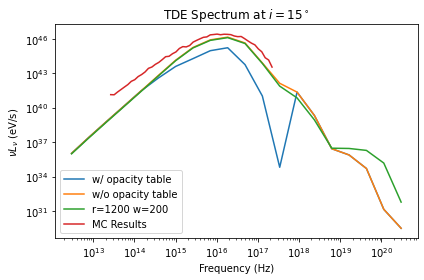
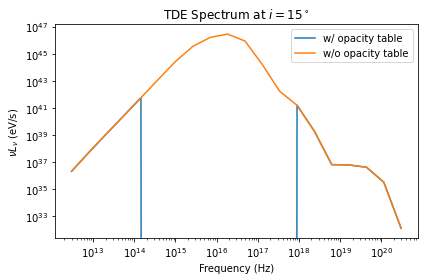
The change to this notebook cell's code, shown as a diff; its figure went from the first image to the second:
--- before
+++ after
@@ -7,6 +7,6 @@
 fig,ax = plt.subplots(1,1,figsize=(6,4))
 argumentDict = {}
-argumentDict['filename_data'] = '../output/r800_pinhole_tde1335_inc15_opacitytable.npz'
-argumentDict['distance'] = 800
+argumentDict['filename_data'] = '../output/r1200_pinhole_tde1335_inc15_opacitytable_test.npz'
+argumentDict['distance'] = 1200
 argumentDict['mass'] = 3e6
 argumentDict['frequency_num'] = 20
@@ -27,5 +27,5 @@
 ax.plot(freqs1,freqs1*flux*eV,label='w/ opacity table')
 
-argumentDict['filename_data'] = '../output/r800_pinhole_tde1335_inc15.npz'
+argumentDict['filename_data'] = '../output/r1200_pinhole_tde1335_inc15.npz'
 flux2, freqs2 = sp.get_flux(**argumentDict)
 thetaWidth = (np.cos(np.radians(argumentDict['inclination'])-np.arctan(2*argumentDict['width']/argumentDict['distance']))-np.cos(np.radians(argumentDict['inclination'])+np.arctan(2*argumentDict['width']/argumentDict['distance'])))
@@ -33,13 +33,6 @@
 ax.plot(freqs2,freqs2*flux*eV,label='w/o opacity table')
 
-argumentDict['filename_data'] = '../output/r1200_pinhole_tde1335_inc15.npz'
-argumentDict['distance'] = 1200
-flux3, freqs3 = sp.get_flux(**argumentDict)
-thetaWidth = (np.cos(np.radians(argumentDict['inclination'])-np.arctan(2*argumentDict['width']/argumentDict['distance']))-np.cos(np.radians(argumentDict['inclination'])+np.arctan(2*argumentDict['width']/argumentDict['distance'])))
-flux = (flux3*4*np.pi*distance_cm**2)/(thetaWidth*np.arctan(2*argumentDict['width']/argumentDict['distance']))
-ax.plot(freqs3,freqs3*flux*eV,label='r=1200 w=200')
-
 shaneResults = np.loadtxt('../spec.txt')
-ax.plot(shaneResults[:,0],shaneResults[:,1]*1e3,label='MC Results')
+#ax.plot(shaneResults[:,0],shaneResults[:,1]*1e3,label='MC Results')
 ax.legend()
 ax.set_xscale('log')

Commit: getting negatives